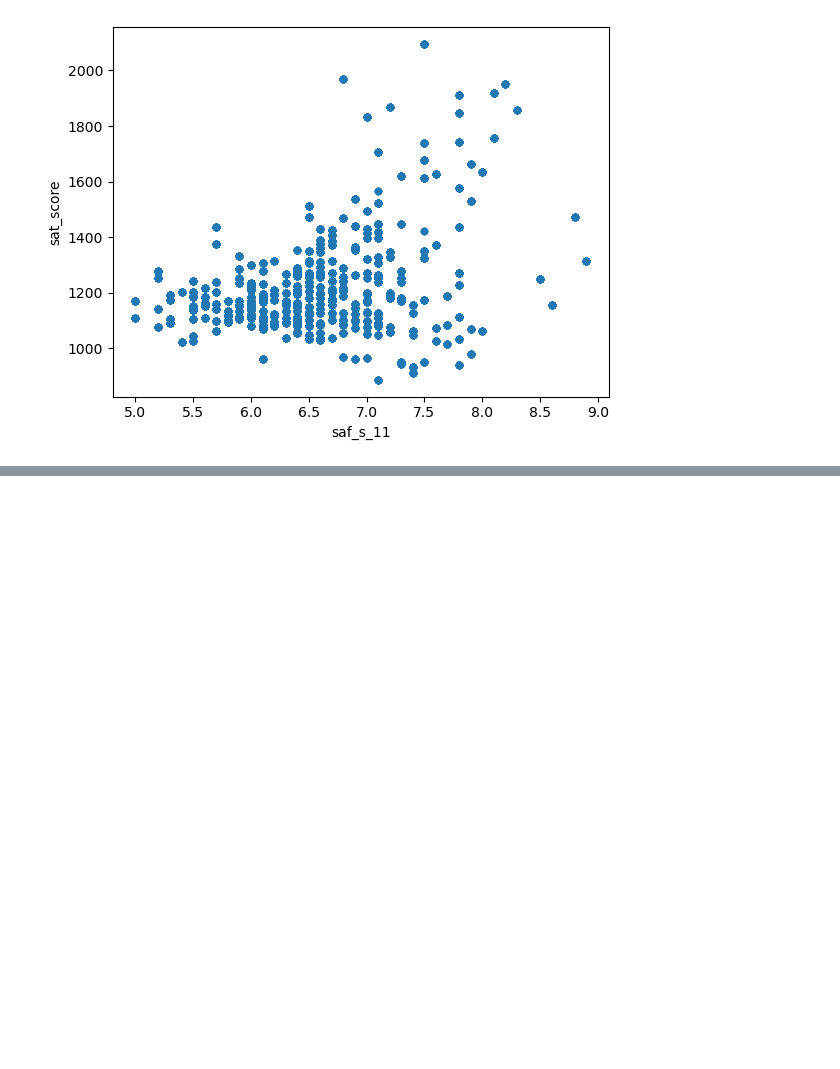
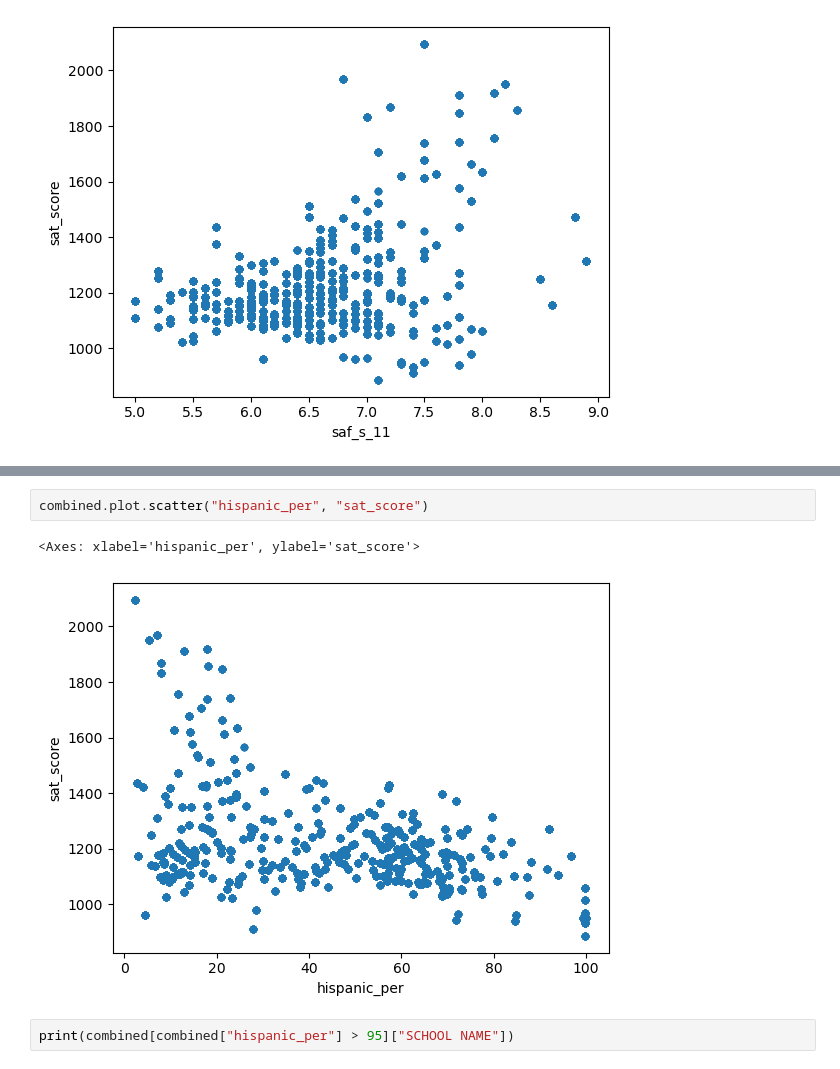
Before and after one commit to rabobahago/data_analytics_projects, a Jupyter notebook: analyzing_NYC_high_school_data/main.ipynb, the cells around one changed output, grey strips where cells are left out. Drawn from its saved outputs; the diff is of its cells as text; blank space fills up the shorter version.

Commit message:
analyzing NYC high school data completed

```diff
--- a/analyzing_NYC_high_school_data/main.ipynb
+++ b/analyzing_NYC_high_school_data/main.ipynb
@@ -196,0 +159,7 @@ combined.plot.scatter("saf_s_11", "sat_score")
+# %%
+combined.plot.scatter("hispanic_per", "sat_score")
+# %% [output]
+<Axes: xlabel='hispanic_per', ylabel='sat_score'>
+[figure, added]
+# %%
+print(combined[combined["hispanic_per"] > 95]["SCHOOL NAME"])
```
Also changed, not shown: parts of 7 cells of this notebook.
